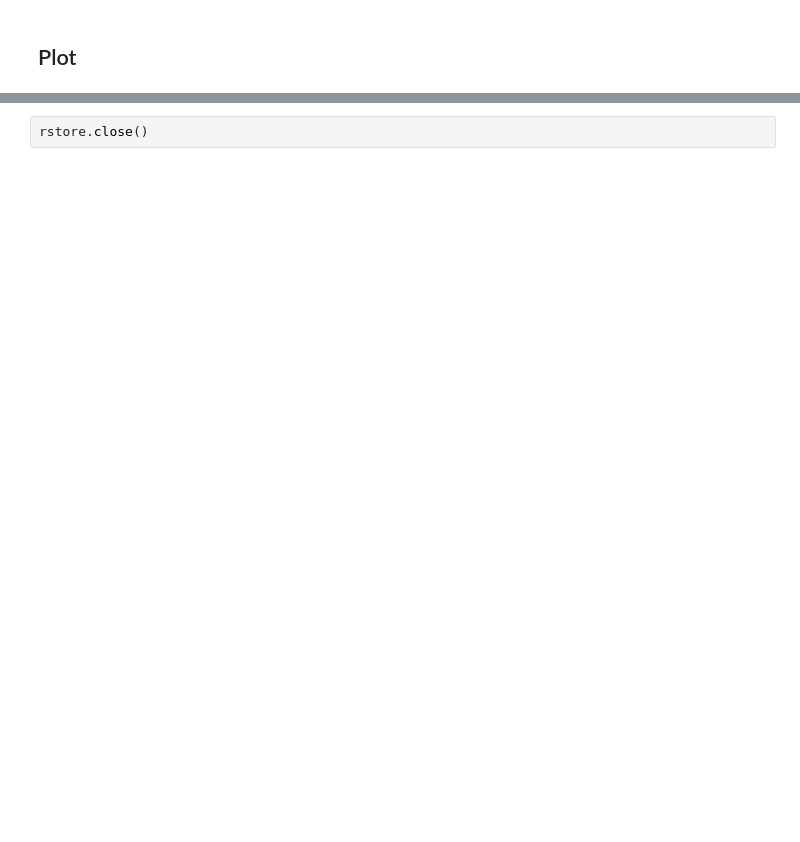
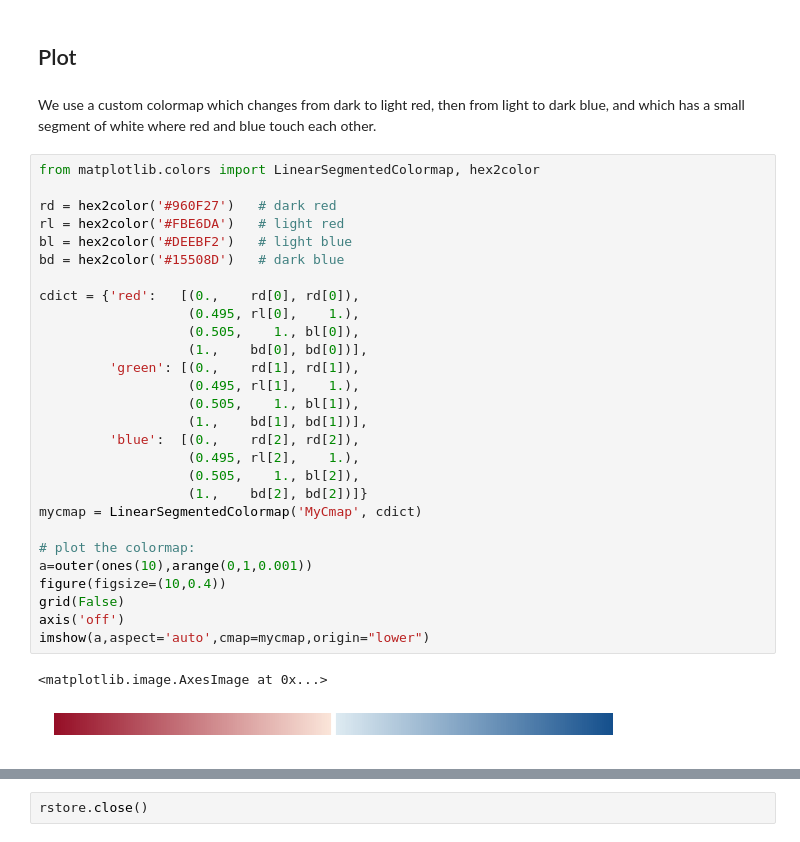
Before and after one commit to mattflor/wspec, a Jupyter notebook: notebooks/scenario_2_screening1.ipynb, the cells around one changed output, grey strips where cells are left out. Drawn from its saved outputs; the diff is of its cells as text; blank space fills up the shorter version.

```diff
--- a/notebooks/scenario_2_screening1.ipynb
+++ b/notebooks/scenario_2_screening1.ipynb
@@ -408,5 +428,38 @@ print diffs
 # %% [markdown]
 ## Plot
+# %% [markdown]
+We use a custom colormap which changes from dark to light red, then from light to dark blue, and which has a small segment of white where red and blue touch each other.
+# %%
+from matplotlib.colors import LinearSegmentedColormap, hex2color
+
+rd = hex2color('#960F27')   # dark red
+rl = hex2color('#FBE6DA')   # light red
+bl = hex2color('#DEEBF2')   # light blue
+bd = hex2color('#15508D')   # dark blue
+
+cdict = {'red':   [(0.,    rd[0], rd[0]),
+                   (0.495, rl[0],    1.),
+                   (0.505,    1., bl[0]),
+                   (1.,    bd[0], bd[0])],
+         'green': [(0.,    rd[1], rd[1]),
+                   (0.495, rl[1],    1.),
+                   (0.505,    1., bl[1]),
+                   (1.,    bd[1], bd[1])],
+         'blue':  [(0.,    rd[2], rd[2]),
+                   (0.495, rl[2],    1.),
+                   (0.505,    1., bl[2]),
+                   (1.,    bd[2], bd[2])]}
+mycmap = LinearSegmentedColormap('MyCmap', cdict)
+
+# plot the colormap:
+a=outer(ones(10),arange(0,1,0.001))
+figure(figsize=(10,0.4))
+grid(False)
+axis('off')
+imshow(a,aspect='auto',cmap=mycmap,origin="lower")
+# %% [output]
+<matplotlib.image.AxesImage at 0x...>
+[figure, added]
 # %%
 # set up figure environment:
 fig_width_pt = 500.0                    # Get this from LaTeX using \showthe\columnwidth
```
Also changed, not shown: parts of 15 cells of this notebook, 13 other files.
